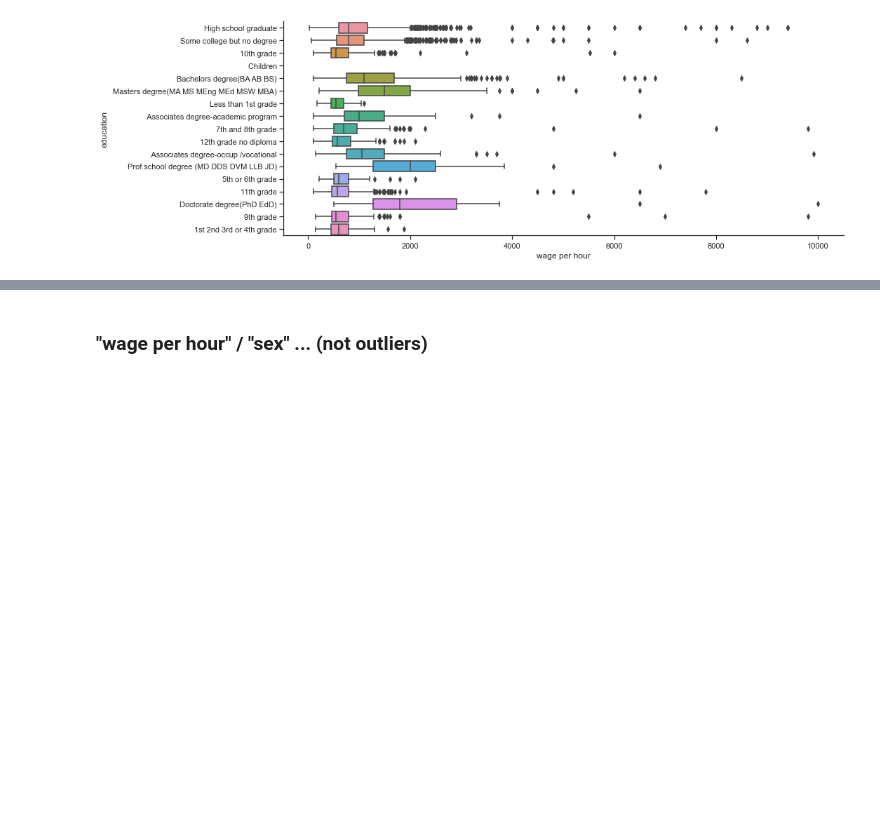
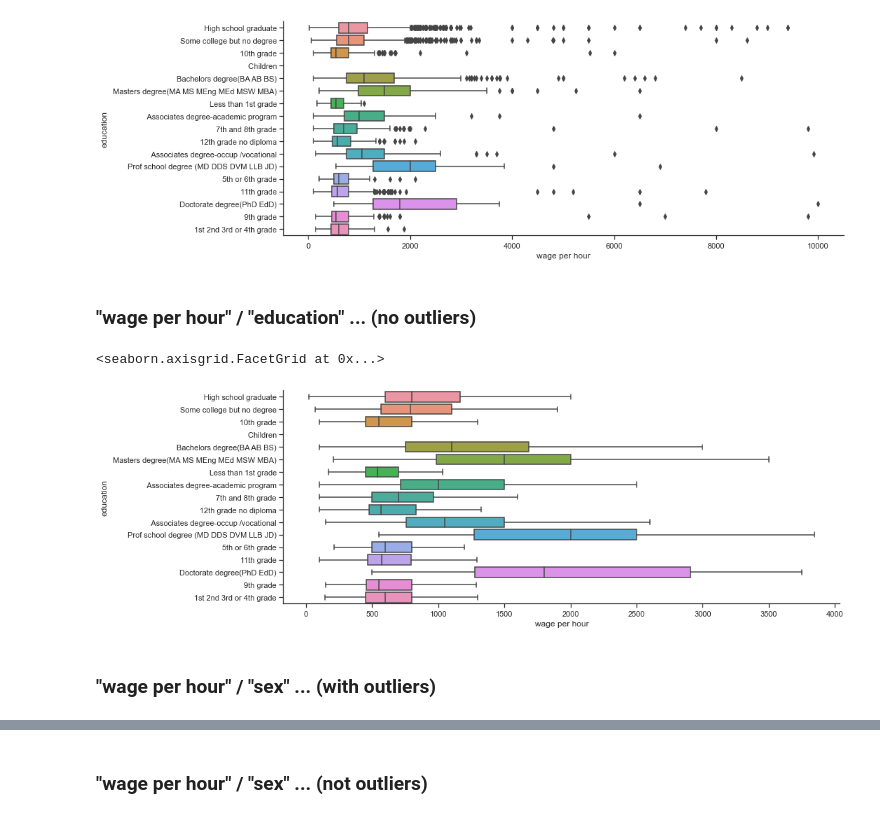
Before and after one commit to ThomasBrue/first-assignment-data-science, a Jupyter notebook: censusIncome.ipynb, the cells around one changed output, grey strips where cells are left out. Cells and saved outputs as stored; diff of their text form; code cells hidden in the pictures; blank space fills up the shorter version.

```diff
--- a/censusIncome.ipynb
+++ b/censusIncome.ipynb
@@ -122,3 +122,12 @@ sns.catplot(x="wage per hour", y="education", kind="box", data=raw_data,  aspect
 # %% [output]
 <seaborn.axisgrid.FacetGrid at 0x...>
 [figure]
+# %% [markdown]
+### "wage per hour" / "education" ... (no outliers)
+# %%
+sns.catplot(x="wage per hour", y="education", kind="box", data=raw_data,  aspect=3, showfliers = False)
+# %% [output]
+<seaborn.axisgrid.FacetGrid at 0x...>
+[figure, added]
+# %% [markdown]
+### "wage per hour" / "sex" ... (with outliers)
```
Also changed, not shown: parts of 4 cells of this notebook.
